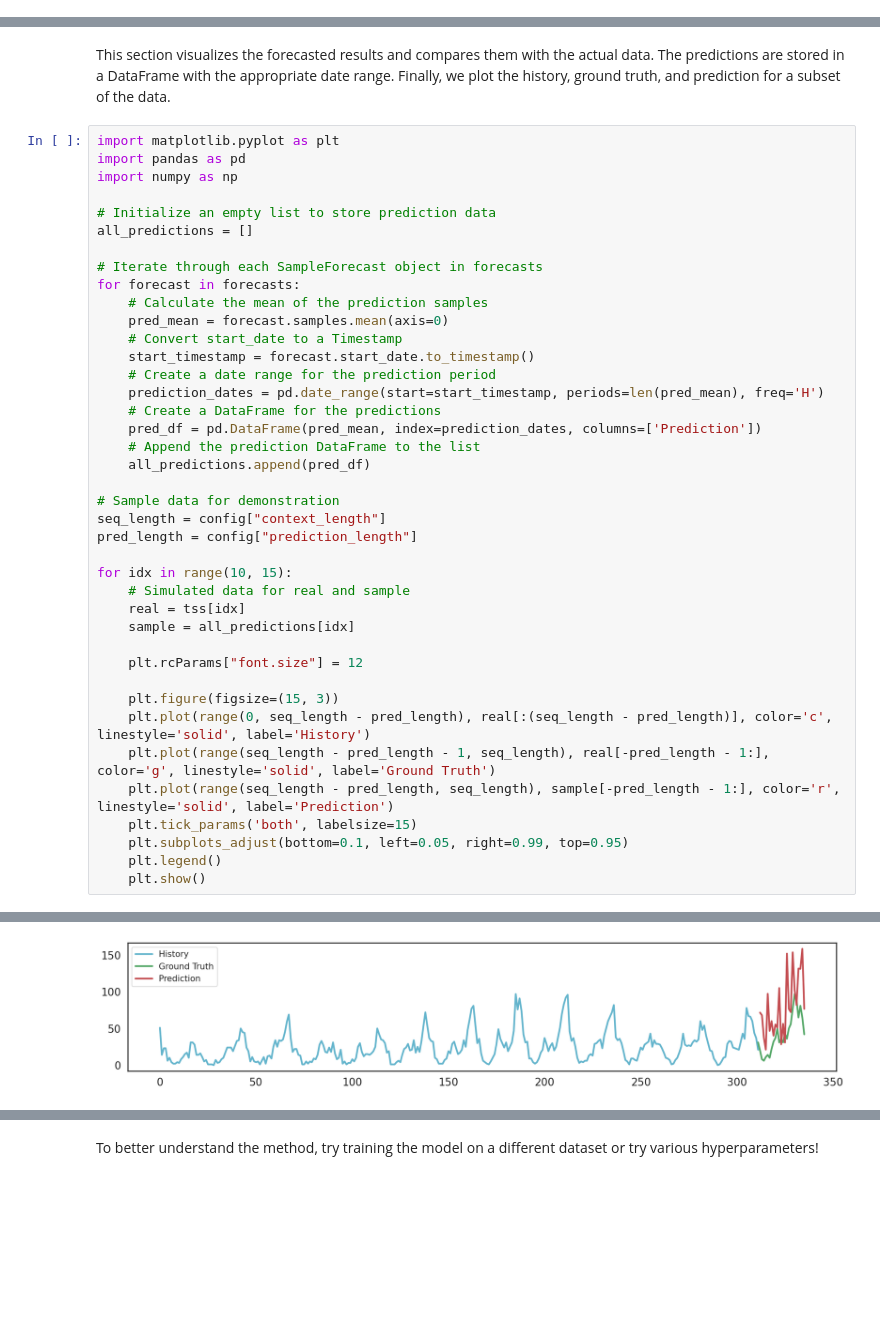
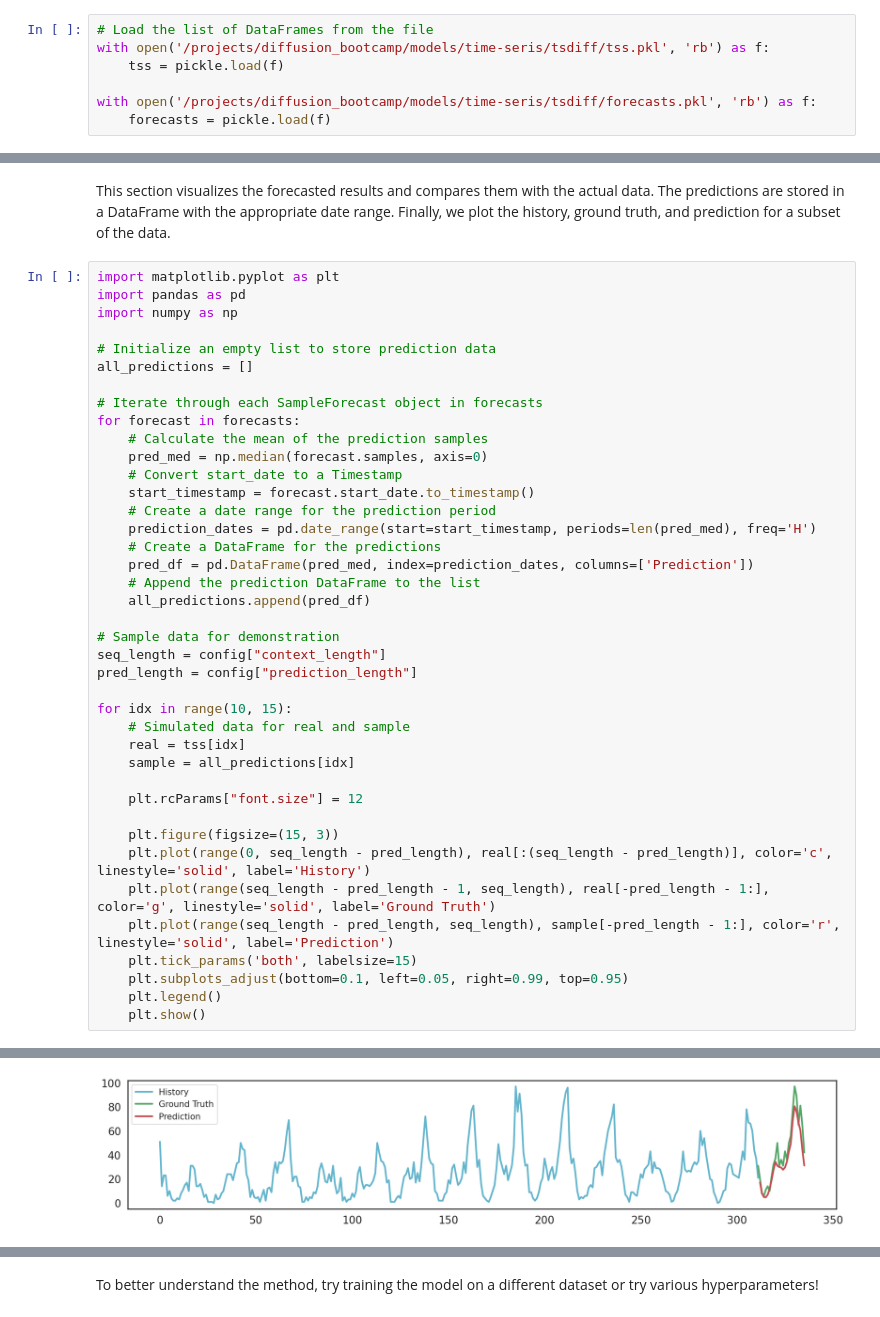
Before and after one commit to ahmabboud/difussion_bootcamp, a Jupyter notebook: reference_implementations/time_series_reference_impelementation/tsdiff/tsdiff_forecasting.ipynb, the cells around one changed output, grey strips where cells are left out. Saved outputs shown, nothing was run; the diff lists cells and outputs as text; blank space fills up the shorter version.

Commit message:
change tsdiff visualization

```diff
--- a/reference_implementations/time_series_reference_impelementation/tsdiff/tsdiff_forecasting.ipynb
+++ b/reference_implementations/time_series_reference_impelementation/tsdiff/tsdiff_forecasting.ipynb
@@ -559,3 +555,10 @@ ND                 | NRMSE             | mean_wQuantileLoss  | missing_scenario
+# %%
+# Load the list of DataFrames from the file
+with open('/projects/diffusion_bootcamp/models/time-seris/tsdiff/tss.pkl', 'rb') as f:
+    tss = pickle.load(f)
+
+with open('/projects/diffusion_bootcamp/models/time-seris/tsdiff/forecasts.pkl', 'rb') as f:
+    forecasts = pickle.load(f)
 # %% [markdown]
 Otherwise, execute the following cells to see and save the results:
 # %%
@@ -587,13 +594,13 @@ all_predictions = []
 # Iterate through each SampleForecast object in forecasts
 for forecast in forecasts:
     # Calculate the mean of the prediction samples
-    pred_mean = forecast.samples.mean(axis=0)
+    pred_med = np.median(forecast.samples, axis=0)
     # Convert start_date to a Timestamp
     start_timestamp = forecast.start_date.to_timestamp()
     # Create a date range for the prediction period
-    prediction_dates = pd.date_range(start=start_timestamp, periods=len(pred_mean), freq='H')
+    prediction_dates = pd.date_range(start=start_timestamp, periods=len(pred_med), freq='H')
     # Create a DataFrame for the predictions
-    pred_df = pd.DataFrame(pred_mean, index=prediction_dates, columns=['Prediction'])
+    pred_df = pd.DataFrame(pred_med, index=prediction_dates, columns=['Prediction'])
     # Append the prediction DataFrame to the list
     all_predictions.append(pred_df)
 
@@ -622 +629 @@ for idx in range(10, 15):
-[figure, old version]
+[figure, new version]
```
Also changed, not shown: parts of 4 cells of this notebook.
